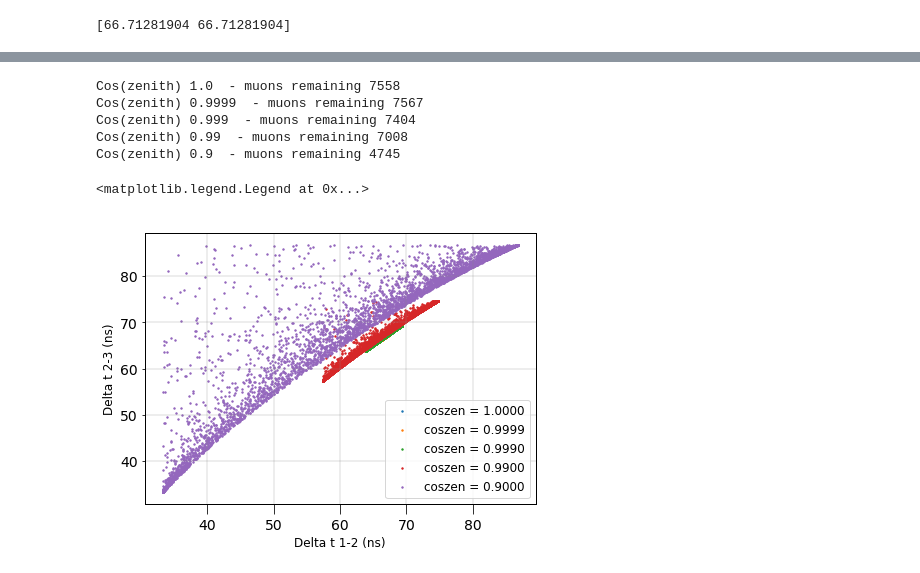
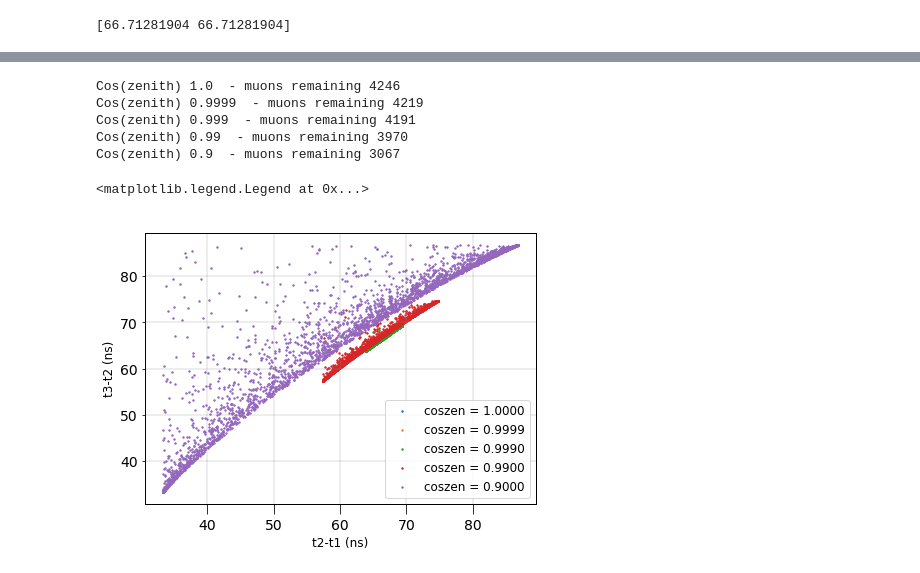
Before and after one commit to jpyanez/ipython_notebooks, a Jupyter notebook: p_one/STRAW_Muon_time_differences.ipynb, the cells around one changed output, grey strips where cells are left out. Saved outputs shown, nothing was run; the diff lists cells and outputs as text; code cells hidden in the pictures.

```diff
--- a/p_one/STRAW_Muon_time_differences.ipynb
+++ b/p_one/STRAW_Muon_time_differences.ipynb
@@ -78,19 +79,17 @@ print t
 [66.71281904 66.71281904]
 # %%
 # We will pick the cos(zenith) angle, and do the random sampling in
-# azimuth and position in the top cap (radius and angle)
+# phi and position in the top cap (radius and angle)
 def pickCylinderPoint(cos_zenith,
+                      phi = 0.,
                      chalf_height = 50., # cylinder properties, in m
                      cradius = 80): # cylinder properties, in m
 
-    # Random azimuth angle
-    azimuth = np.random.rand()*2*np.pi
-
     # Axis of the rotated cylinder
-    zenith = np.arccos(cos_zenith)
-    uvec = np.array([np.cos(azimuth)*np.sin(zenith),
-                     np.sin(azimuth)*np.sin(zenith),
-                     np.cos(zenith)])
+    theta = np.arccos(cos_zenith)
+    uvec = np.array([np.cos(phi)*np.sin(theta),
+                     np.sin(phi)*np.sin(theta),
+                     np.cos(theta)])
 
     # Random angle for the position on the cap
     cap_angle = np.random.rand()*2.*np.pi
@@ -132,23 +131,41 @@ def sampleDeltaT(cos_zenith,
                  max_distance = 30.,
                  cheight = 50.,
                  cradius = 60.,
-                nsamples = 5000):
+                 nsamples = 5000,
+                use_random_points = False):
+
     deltat_array = np.zeros([nsamples,2])
     muon = dataclasses.I3Particle()
+
     # Only relative times matter, use zero here
     muon.time = 0.
+
     # Make it infinite
     muon.shape = dataclasses.I3Particle.InfiniteTrack
+
+    # Loop over the number of samples requested
     for k in range(nsamples):
+
+        # Pick a random phi
+        phi = np.random.rand()*2*np.pi
+
         # Make the muon
-        pos = pickCylinderPoint(cos_zenith,
-                               cheight, cradius)
+        if use_random_points:
+            # Do a silly selection of points in a box
+            # Introduced in case my fancy cylinder wasn't working
+            pos = np.random.rand(3)*80
+        else:
+            pos = pickCylinderPoint(cos_zenith,
+                                   cheight, cradius)
+
         # Place it in the right position
         muon.pos = dataclasses.I3Position(pos[0], pos[1], pos[2])
+
         # Set the direction
         zenith = np.arccos(cos_zenith)
         theta = np.pi - zenith
-        muon.dir.set_theta_phi(theta, np.pi)
+
+        muon.dir.set_theta_phi(theta, phi)
 
         # Calculate time differences
         deltat_array[k,:] = getDeltaT(muon, sdoms, max_distance)
@@ -172,27 +189,27 @@ plt.ylabel('Delta t 2-3 (ns)')
 # %%
 fig = plt.figure(figsize=(7,5))
 # Now trying at 5 different cos(zenith) positions
 coszen = np.array([1., 0.9999, 0.999, 0.99, 0.9])
 #coszen = np.array([1., 0.999, 0.95, 0.9, 0.8, 0.6])
 for i in range(len(coszen)):
     d = sampleDeltaT(coszen[i], sdom_positions,
                      max_distance = 80., nsamples = 10000)
     # Remove the bad distances (signals that are too far)
     far_muons = np.isnan(d[:,0])
     d = d[~far_muons,:]
 
     print 'Cos(zenith)', coszen[i], ' - muons remaining', d.shape[0]
     plt.scatter(d[:,0], d[:,1],2, color='C'+"%i" % i,
                label = 'coszen = ' + "%0.4f" % coszen[i])
 
-plt.xlabel('Delta t 1-2 (ns)', fontsize='large')
-plt.ylabel('Delta t 2-3 (ns)', fontsize='large')
+plt.xlabel('t2-t1 (ns)', fontsize='large')
+plt.ylabel('t3-t2 (ns)', fontsize='large')
 plt.legend(loc=0, fontsize='large')
 # %% [output]
-Cos(zenith) 1.0  - muons remaining 7558
-Cos(zenith) 0.9999  - muons remaining 7567
-Cos(zenith) 0.999  - muons remaining 7404
-Cos(zenith) 0.99  - muons remaining 7008
-Cos(zenith) 0.9  - muons remaining 4745
+Cos(zenith) 1.0  - muons remaining 4246
+Cos(zenith) 0.9999  - muons remaining 4219
+Cos(zenith) 0.999  - muons remaining 4191
+Cos(zenith) 0.99  - muons remaining 3970
+Cos(zenith) 0.9  - muons remaining 3067
 <matplotlib.legend.Legend at 0x...>
-[figure, old version]
+[figure, new version]
```
Also changed, not shown: parts of 6 cells of this notebook.
